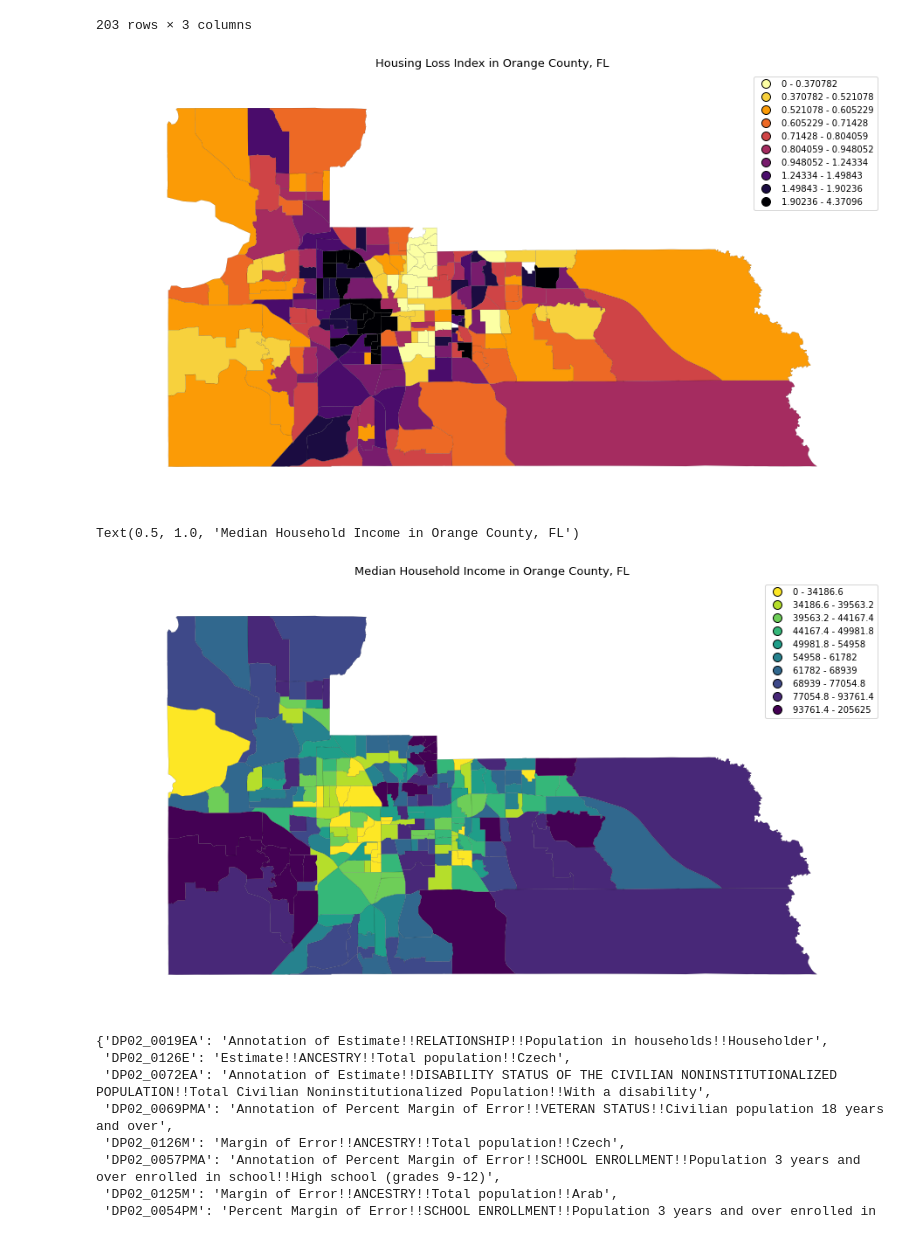
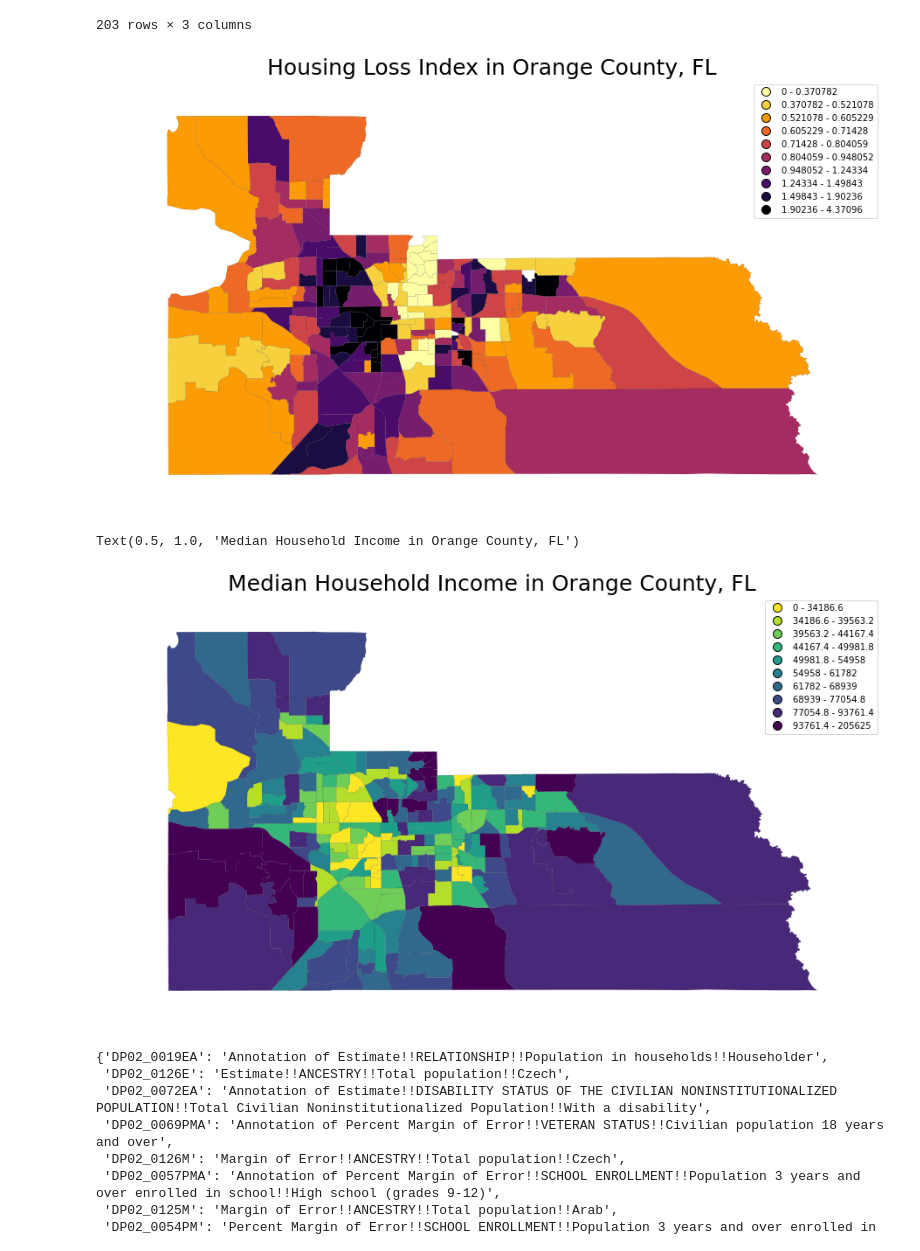
Before and after one commit to datakind/sep21-housing-insecurity, a Jupyter notebook: code/jeffng/DataKind.ipynb, the cells around one changed output. Cells and saved outputs as stored; diff of their text form; code cells hidden in the pictures.

```diff
--- a/code/jeffng/DataKind.ipynb
+++ b/code/jeffng/DataKind.ipynb
@@ -340,29 +341,29 @@ gplt.choropleth(housing_loss,
     edgecolor='black',
     ax=ax)
 
-ax.set_title('Housing Loss Index in Orange County, FL', fontsize=13);
+ax.set_title('Housing Loss Index in Orange County, FL', fontsize=25);
 # %% [output]
-[figure, old version]
+[figure, new version]
 # %%
 fig, ax = plt.subplots(1, 1, figsize=(16, 12))
 sys=geopandas.GeoDataFrame(income_map)
 import matplotlib.pyplot as plt
 
 # Set up the color sheme:
 import mapclassify as mc
 scheme = mc.Quantiles(sys['median-household-income'], k=10)
 gplt.choropleth(sys,
     hue="median-household-income",
     linewidth=.1,
     scheme=scheme, cmap='viridis_r',
     legend=True,
     edgecolor='black',
     ax=ax);
 
-ax.set_title('Median Household Income in Orange County, FL', fontsize=13)
+ax.set_title('Median Household Income in Orange County, FL', fontsize=25)
 # %% [output]
 Text(0.5, 1.0, 'Median Household Income in Orange County, FL')
-[figure, old version]
+[figure, new version]
 # %%
 results.rename(mapper=dict_mapper, inplace=True)
 # %%
```
Also changed, not shown: parts of 16 cells of this notebook.
